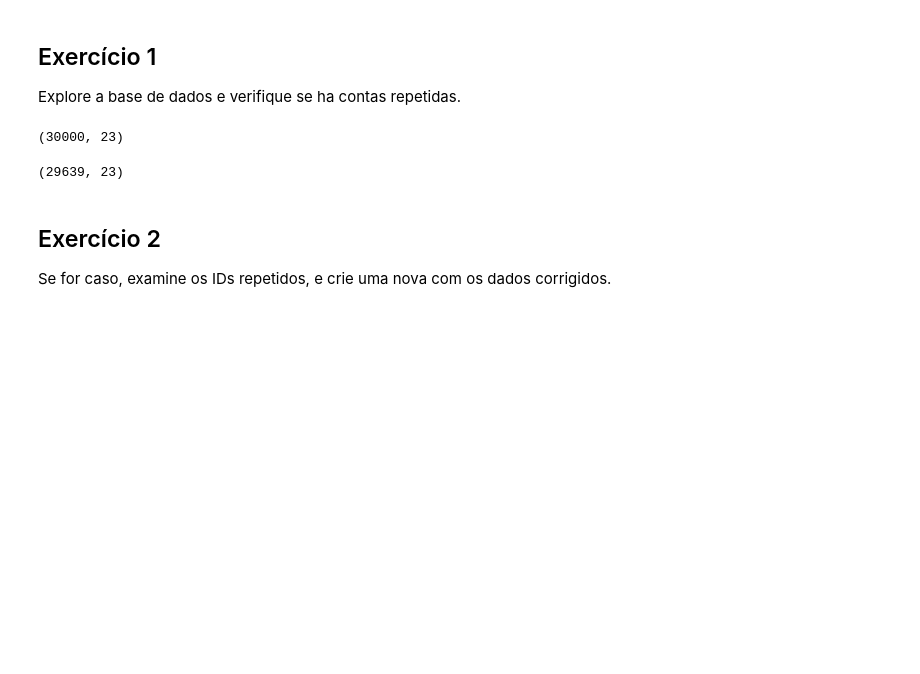
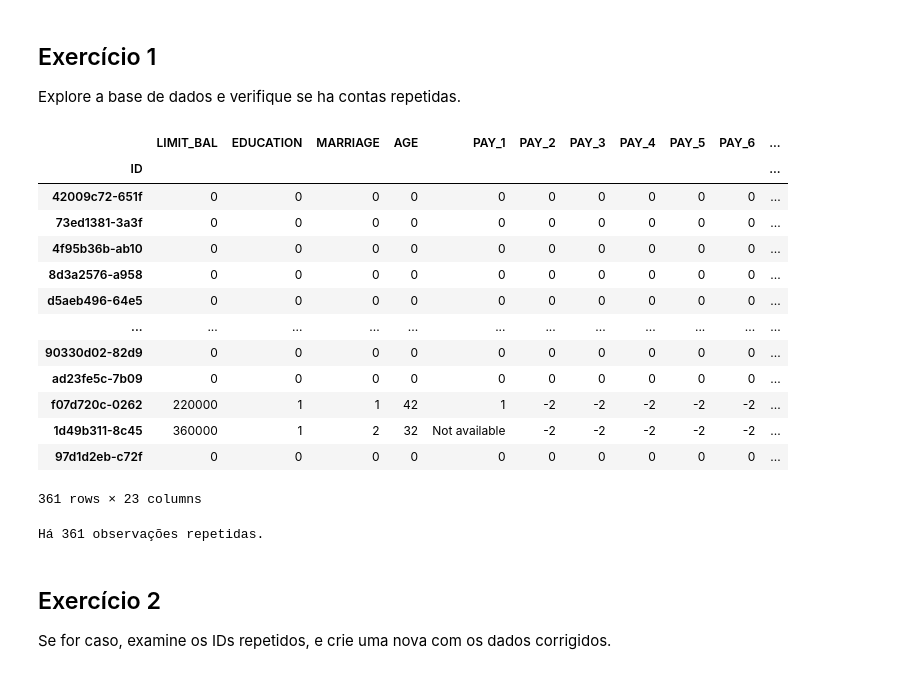
Before and after one commit to augusnunes/fraud-prediction, a Jupyter notebook: proj1.ipynb, the cells around one changed output. Saved outputs shown, nothing was run; the diff lists cells and outputs as text; code cells hidden in the pictures; blank space fills up the shorter version.

```diff
--- a/proj1.ipynb
+++ b/proj1.ipynb
@@ -7,14 +21,27 @@ df.set_index("ID", inplace=True)
 # %% [markdown]
 ## Exercício 1
 Explore a base de dados e verifique se ha contas repetidas.
-# %%
-df.shape
-# %% [output]
-(30000, 23)
-# %%
-df.drop_duplicates().shape
-# %% [output]
-(29639, 23)
+# %%
+df[df.duplicated()]
+# %% [output]
+|  | LIMIT_BAL | EDUCATION | MARRIAGE | AGE | PAY_1 | PAY_2 | PAY_3 | PAY_4 | PAY_5 | PAY_6 | ... |
+| ID |  |  |  |  |  |  |  |  |  |  | ... |
+| 42009c72-651f | 0 | 0 | 0 | 0 | 0 | 0 | 0 | 0 | 0 | 0 | ... |
+| 73ed1381-3a3f | 0 | 0 | 0 | 0 | 0 | 0 | 0 | 0 | 0 | 0 | ... |
+| 4f95b36b-ab10 | 0 | 0 | 0 | 0 | 0 | 0 | 0 | 0 | 0 | 0 | ... |
+| 8d3a2576-a958 | 0 | 0 | 0 | 0 | 0 | 0 | 0 | 0 | 0 | 0 | ... |
+| d5aeb496-64e5 | 0 | 0 | 0 | 0 | 0 | 0 | 0 | 0 | 0 | 0 | ... |
+| ... | ... | ... | ... | ... | ... | ... | ... | ... | ... | ... | ... |
+| 90330d02-82d9 | 0 | 0 | 0 | 0 | 0 | 0 | 0 | 0 | 0 | 0 | ... |
+| ad23fe5c-7b09 | 0 | 0 | 0 | 0 | 0 | 0 | 0 | 0 | 0 | 0 | ... |
+| f07d720c-0262 | 220000 | 1 | 1 | 42 | 1 | -2 | -2 | -2 | -2 | -2 | ... |
+| 1d49b311-8c45 | 360000 | 1 | 2 | 32 | Not available | -2 | -2 | -2 | -2 | -2 | ... |
+| 97d1d2eb-c72f | 0 | 0 | 0 | 0 | 0 | 0 | 0 | 0 | 0 | 0 | ... |
+361 rows × 23 columns
+# %%
+print(f"Há {df[df.duplicated()].shape[0]} observações repetidas.")
+# %% [output]
+Há 361 observações repetidas.
 # %% [markdown]
 ## Exercício 2
 Se for caso, examine os IDs repetidos, e crie uma nova com os dados corrigidos.
```
Also changed, not shown: parts of 20 cells of this notebook, 1 other file.
